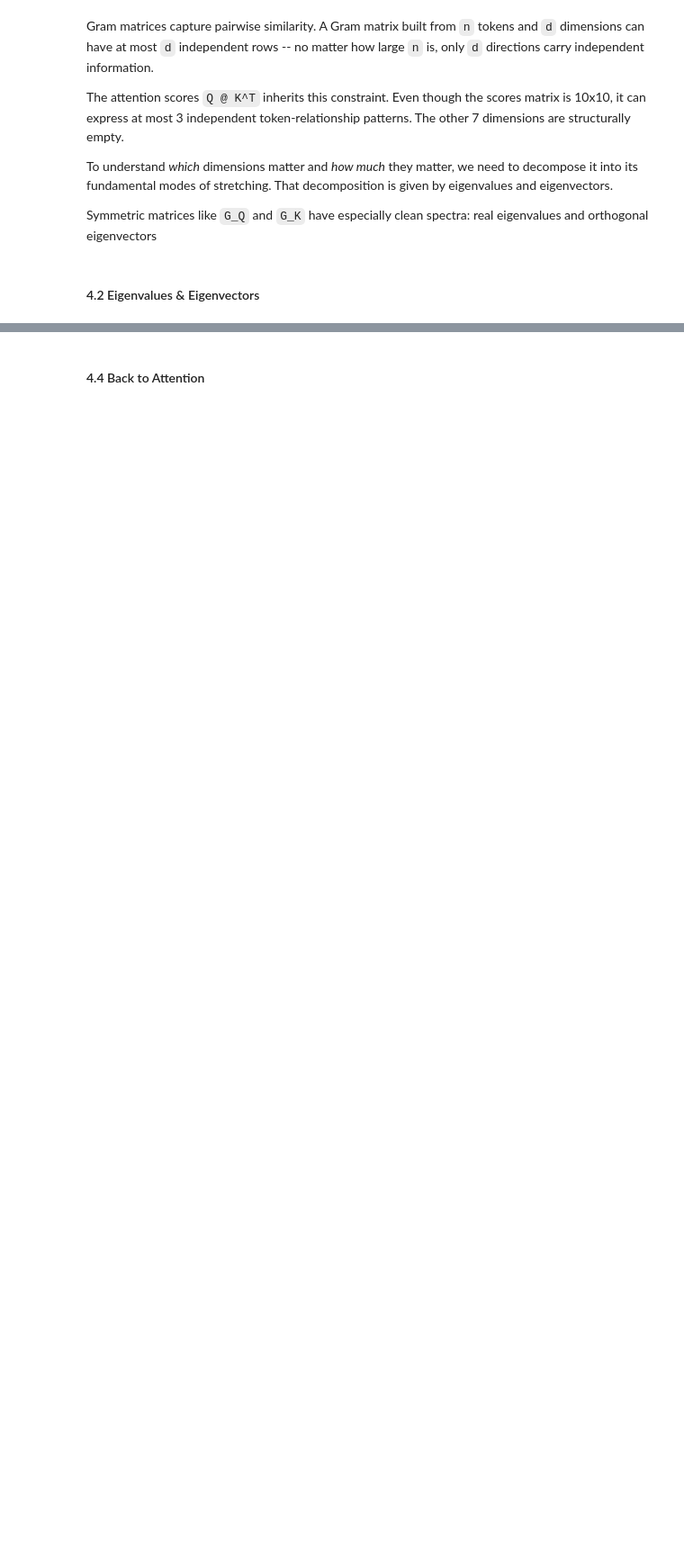
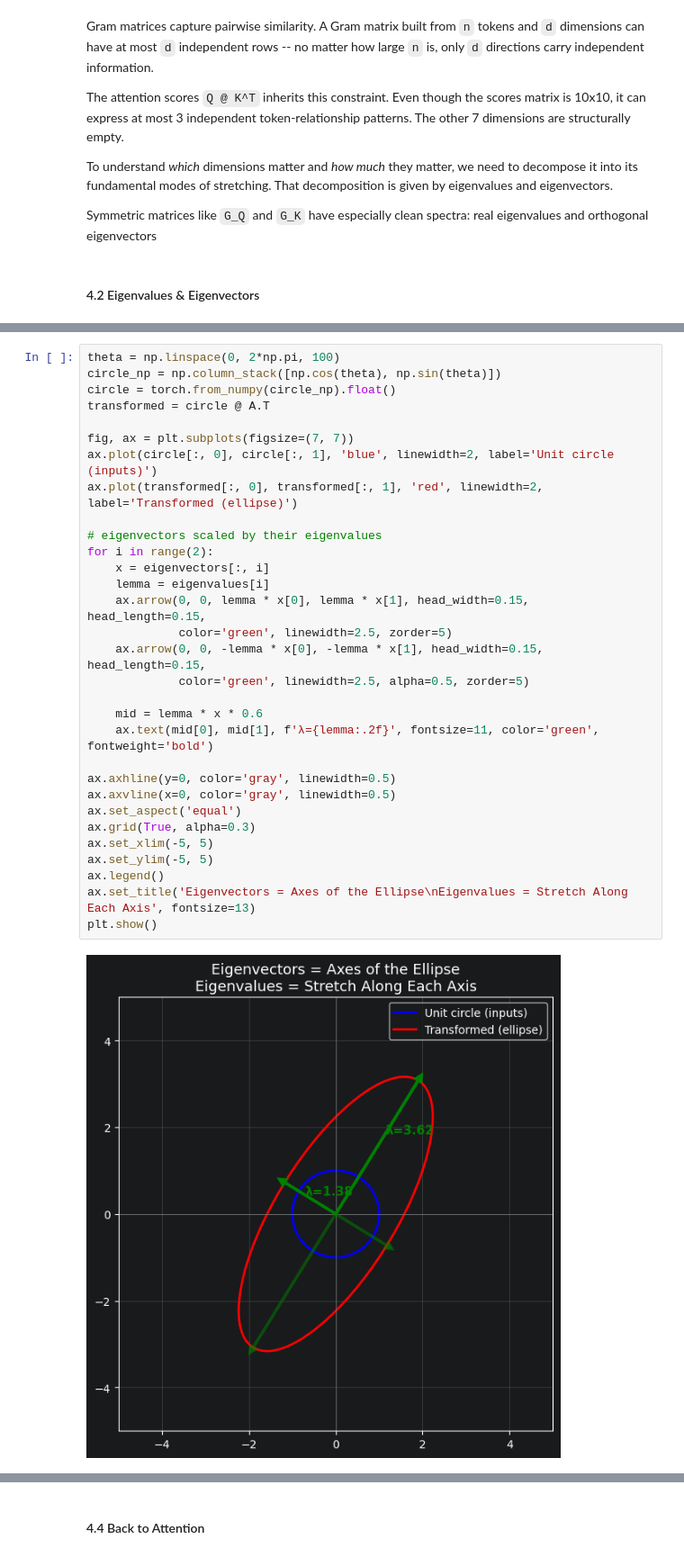
Before and after one commit to j03hoang/nlp-lab, a Jupyter notebook: notebooks/maths_review.ipynb, the cells around one changed output, grey strips where cells are left out. Shown at 90% size. Saved outputs shown, nothing was run; the diff lists cells and outputs as text; blank space fills up the shorter version.

Commit message:
Update maths_review.ipynb
eigen stuff, eigen pair with plt

```diff
--- a/notebooks/maths_review.ipynb
+++ b/notebooks/maths_review.ipynb
@@ -1271,0 +1370,33 @@ Symmetric matrices like `G_Q` and `G_K` have especially clean spectra: real eige
+# %%
+theta = np.linspace(0, 2*np.pi, 100)
+circle_np = np.column_stack([np.cos(theta), np.sin(theta)])
+circle = torch.from_numpy(circle_np).float()
+transformed = circle @ A.T
+
+fig, ax = plt.subplots(figsize=(7, 7))
+ax.plot(circle[:, 0], circle[:, 1], 'blue', linewidth=2, label='Unit circle (inputs)')
+ax.plot(transformed[:, 0], transformed[:, 1], 'red', linewidth=2, label='Transformed (ellipse)')
+
+# eigenvectors scaled by their eigenvalues
+for i in range(2):
+    x = eigenvectors[:, i]
+    lemma = eigenvalues[i]
+    ax.arrow(0, 0, lemma * x[0], lemma * x[1], head_width=0.15, head_length=0.15,
+             color='green', linewidth=2.5, zorder=5)
+    ax.arrow(0, 0, -lemma * x[0], -lemma * x[1], head_width=0.15, head_length=0.15,
+             color='green', linewidth=2.5, alpha=0.5, zorder=5)
+
+    mid = lemma * x * 0.6
+    ax.text(mid[0], mid[1], f'λ={lemma:.2f}', fontsize=11, color='green', fontweight='bold')
+
+ax.axhline(y=0, color='gray', linewidth=0.5)
+ax.axvline(x=0, color='gray', linewidth=0.5)
+ax.set_aspect('equal')
+ax.grid(True, alpha=0.3)
+ax.set_xlim(-5, 5)
+ax.set_ylim(-5, 5)
+ax.legend()
+ax.set_title('Eigenvectors = Axes of the Ellipse\nEigenvalues = Stretch Along Each Axis', fontsize=13)
+plt.show()
+# %% [output]
+[figure, added]
```
Also changed, not shown: parts of 9 cells of this notebook.
